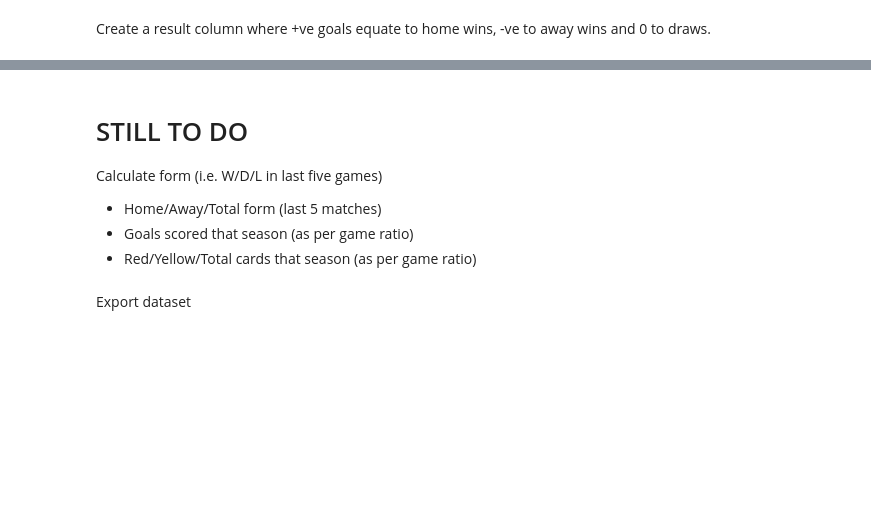
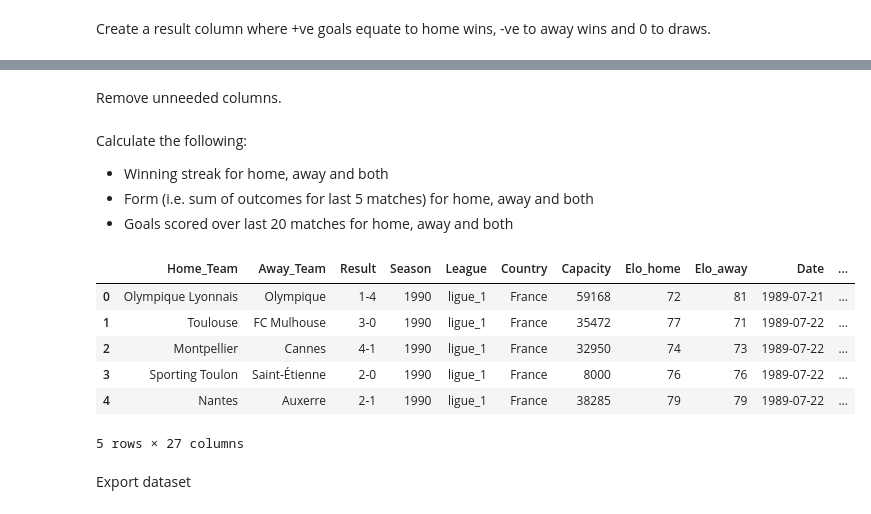
Before and after one commit to jonnysniper13/Football_Match_Outcome_Prediction, a Jupyter notebook: project/iii_feature_eng.ipynb, the cells around one changed output, grey strips where cells are left out. Cells and saved outputs as stored; diff of their text form; code cells hidden in the pictures; blank space fills up the shorter version.

```diff
--- a/project/iii_feature_eng.ipynb
+++ b/project/iii_feature_eng.ipynb
@@ -124,10 +92,64 @@ for p in perms:
-# %% [markdown]
-# STILL TO DO
-
-Calculate form (i.e. W/D/L in last five games)
-- Home/Away/Total form (last 5 matches)
-- Goals scored that season (as per game ratio)
-- Red/Yellow/Total cards that season (as per game ratio)
+# %% [markdown]
+Remove unneeded columns.
+# %%
+df = df.drop(['Link', 'Round', 'Referee', 'City', 'Stadium', 'Pitch', 'Time', 'Home_Yellow', 'Home_Red', 'Away_Yellow', 'Away_Red'], axis=1)
+# %% [markdown]
+Calculate the following:
+- Winning streak for home, away and both
+- Form (i.e. sum of outcomes for last 5 matches) for home, away and both
+- Goals scored over last 20 matches for home, away and both
+# %%
+def get_streak(df, team):
+    team_result_series = df['Outcome'].where(df['Home_Team'] == team, -df['Outcome'])
+    team_streak_series = team_result_series.groupby((team_result_series != team_result_series.shift()).cumsum()).cumsum()
+    return team_streak_series.where(team_streak_series > 0, 0)
+
+def get_form(df, team):
+    period = 5
+    team_result_series = df['Outcome'].where(df['Home_Team'] == team, -df['Outcome'])
+    return team_result_series.rolling(period).sum()
+
+def get_goals(df, team, home, away):
+    period = 10
+    home_goal_series = df['Home_Goals'].where(df['Home_Team'] == team, 0).rolling(period).sum() / period
+    away_goal_series = df['Away_Goals'].where(df['Away_Team'] == team, 0).rolling(period).sum() / period
+    return home * home_goal_series + away * away_goal_series
+
+for team in set(df['Home_Team'].to_list()):
+    f_mask = (df['Home_Team'] == team) | (df['Away_Team'] == team)
+    h_mask = (df['Home_Team'] == team)
+    a_mask = (df['Away_Team'] == team)
+
+    df.loc[f_mask, 'temp'] = get_streak(df[f_mask], team)
+    df.loc[h_mask, 'Home_Team_Streak'] = df.loc[h_mask, 'temp']
+    df.loc[a_mask, 'Away_Team_Streak'] = df.loc[a_mask, 'temp']
+
+    df.loc[h_mask, 'Home_Team_Home_Streak'] = get_streak(df[h_mask], team)
+    df.loc[a_mask, 'Away_Team_Away_Streak'] = get_streak(df[a_mask], team)
+
+    df.loc[f_mask, 'temp'] = get_form(df[f_mask], team)
+    df.loc[h_mask, 'Home_Team_Form'] = df.loc[h_mask, 'temp']
+    df.loc[a_mask, 'Away_Team_Form'] = df.loc[a_mask, 'temp']
+
+    df.loc[h_mask, 'Home_Team_Home_Form'] = get_form(df[h_mask], team)
+    df.loc[a_mask, 'Away_Team_Away_Form'] = get_form(df[a_mask], team)
+
+    df.loc[f_mask, 'temp'] = get_goals(df[f_mask], team, home=1, away=1)
+    df.loc[h_mask, 'Home_Team_Goals'] = df.loc[h_mask, 'temp']
+    df.loc[a_mask, 'Away_Team_Goals'] = df.loc[a_mask, 'temp']
+
+    df.loc[h_mask, 'Home_Team_Home_Goals'] = get_goals(df[h_mask], team, home=1, away=0)
+    df.loc[a_mask, 'Away_Team_Away_Goals'] = get_goals(df[a_mask], team, home=0, away=1)
+df.drop(['temp'], axis=1)
+df.head()
+# %% [output]
+|  | Home_Team | Away_Team | Result | Season | League | Country | Capacity | Elo_home | Elo_away | Date | ... |
+| 0 | Olympique Lyonnais | Olympique | 1-4 | 1990 | ligue_1 | France | 59168 | 72 | 81 | 1989-07-21 | ... |
+| 1 | Toulouse | FC Mulhouse | 3-0 | 1990 | ligue_1 | France | 35472 | 77 | 71 | 1989-07-22 | ... |
+| 2 | Montpellier | Cannes | 4-1 | 1990 | ligue_1 | France | 32950 | 74 | 73 | 1989-07-22 | ... |
+| 3 | Sporting Toulon | Saint-Étienne | 2-0 | 1990 | ligue_1 | France | 8000 | 76 | 76 | 1989-07-22 | ... |
+| 4 | Nantes | Auxerre | 2-1 | 1990 | ligue_1 | France | 38285 | 79 | 79 | 1989-07-22 | ... |
+5 rows × 27 columns
 # %% [markdown]
 Export dataset
 # %%
```
Also changed, not shown: parts of 9 cells of this notebook, 1 other file.
